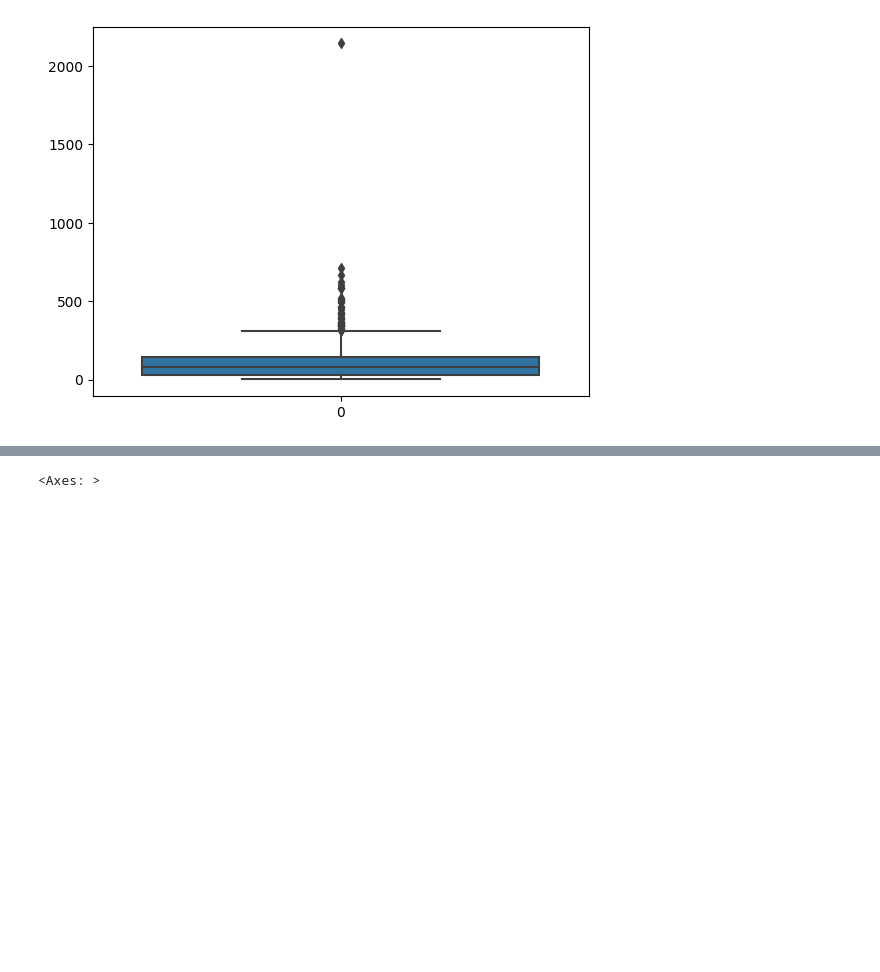
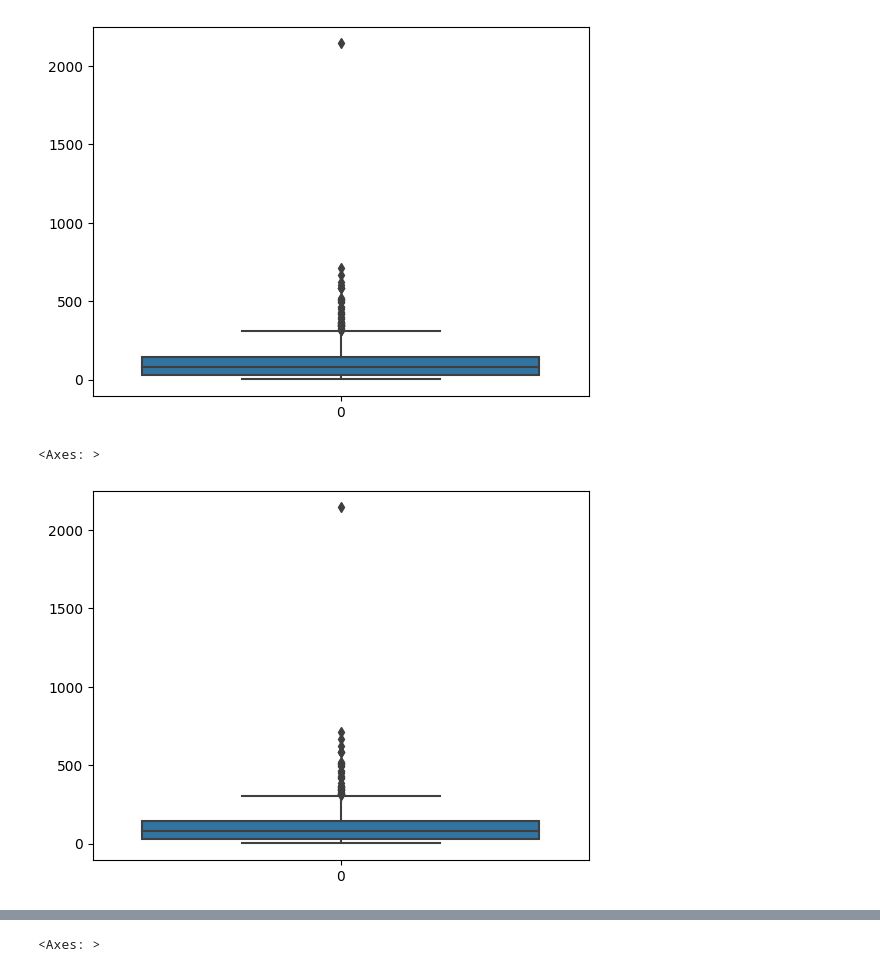
Before and after one commit to kaka5050/MBAN-6110, a Jupyter notebook: Asg 1/Assignment 1_On Yat Ka (220103339).ipynb, the cells around one changed output, grey strips where cells are left out. Saved outputs shown, nothing was run; the diff lists cells and outputs as text; code cells hidden in the pictures; blank space fills up the shorter version.

```diff
--- a/Asg 1/Assignment 1_On Yat Ka (220103339).ipynb
+++ b/Asg 1/Assignment 1_On Yat Ka (220103339).ipynb
@@ -132,5 +132,6 @@ memory usage: 44.3+ KB
 # %%
 # remove all the rows with null value in column 'Product' and 'Region'
 df_clean_ProductRegion = df.dropna(subset=['Product','Region'])
-df_clean_ProductRegion.info()
+df_clean_ProductRegion.reset_index(drop=True, inplace=True)
+df_clean_ProductRegion
 # %% [output]
@@ -179,6 +181,12 @@ sns.boxplot(df_clean_Product['Price'])
 # %% [output]
 <Axes: >
 [figure]
+# %%
+df_clean_ProductRegion.reset_index(drop=True, inplace=True)
+sns.boxplot(df_clean_ProductRegion['Price'])
+# %% [output]
+<Axes: >
+[figure, added]
 # %%
 df_clean_Product[df_clean_Product['Price'] > 500].count()
 # %% [output]
```
Also changed, not shown: parts of 28 cells of this notebook.
